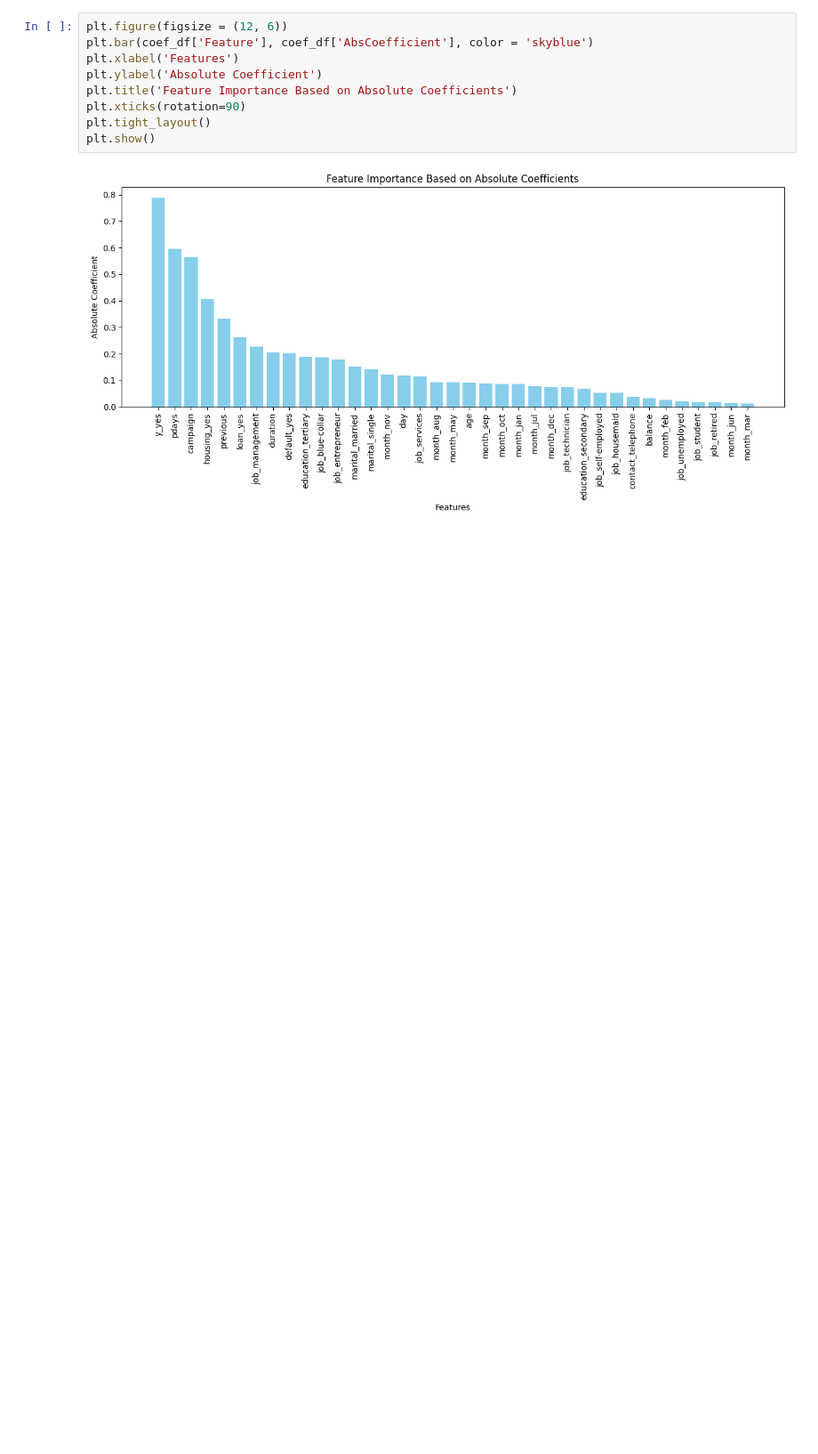
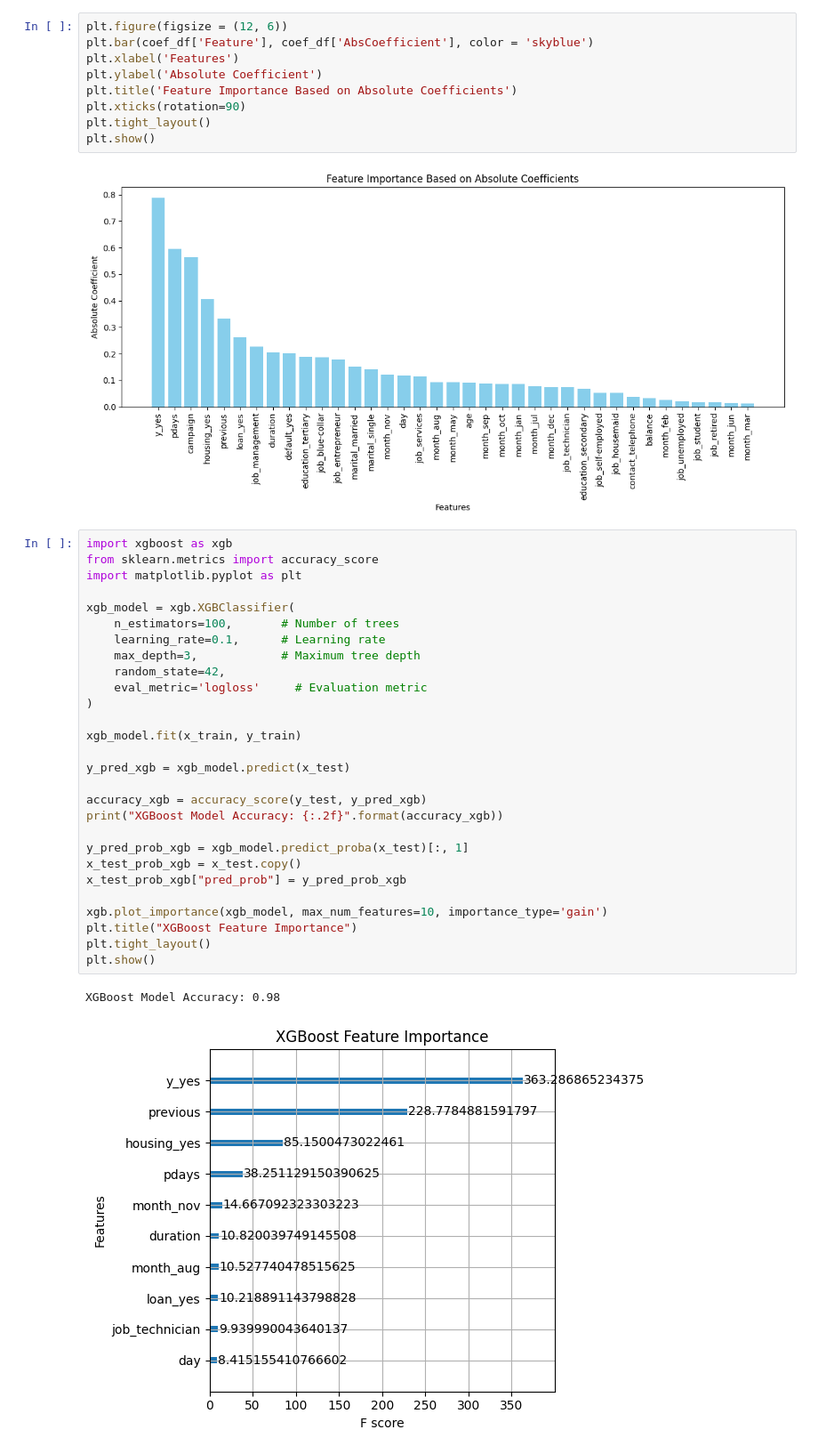
Before and after one commit to aniketpal333/Marketing, a Jupyter notebook: Marketing.ipynb, the cells around one changed output. Shown at 89% size. Cells and saved outputs as stored; diff of their text form; blank space fills up the shorter version.

Commit message:
Compared with XGBoost, Going with XGBoost

```diff
--- a/Marketing.ipynb
+++ b/Marketing.ipynb
@@ -314,3 +314,34 @@ plt.tight_layout()
 plt.show()
 # %% [output]
 [figure]
+# %%
+import xgboost as xgb
+from sklearn.metrics import accuracy_score
+import matplotlib.pyplot as plt
+
+xgb_model = xgb.XGBClassifier(
+    n_estimators=100,       # Number of trees
+    learning_rate=0.1,      # Learning rate
+    max_depth=3,            # Maximum tree depth
+    random_state=42,
+    eval_metric='logloss'     # Evaluation metric
+)
+
+xgb_model.fit(x_train, y_train)
+
+y_pred_xgb = xgb_model.predict(x_test)
+
+accuracy_xgb = accuracy_score(y_test, y_pred_xgb)
+print("XGBoost Model Accuracy: {:.2f}".format(accuracy_xgb))
+
+y_pred_prob_xgb = xgb_model.predict_proba(x_test)[:, 1]
+x_test_prob_xgb = x_test.copy()
+x_test_prob_xgb["pred_prob"] = y_pred_prob_xgb
+
+xgb.plot_importance(xgb_model, max_num_features=10, importance_type='gain')
+plt.title("XGBoost Feature Importance")
+plt.tight_layout()
+plt.show()
+# %% [output]
+XGBoost Model Accuracy: 0.98
+[figure, added]
```
Also changed, not shown: parts of 2 cells of this notebook.
